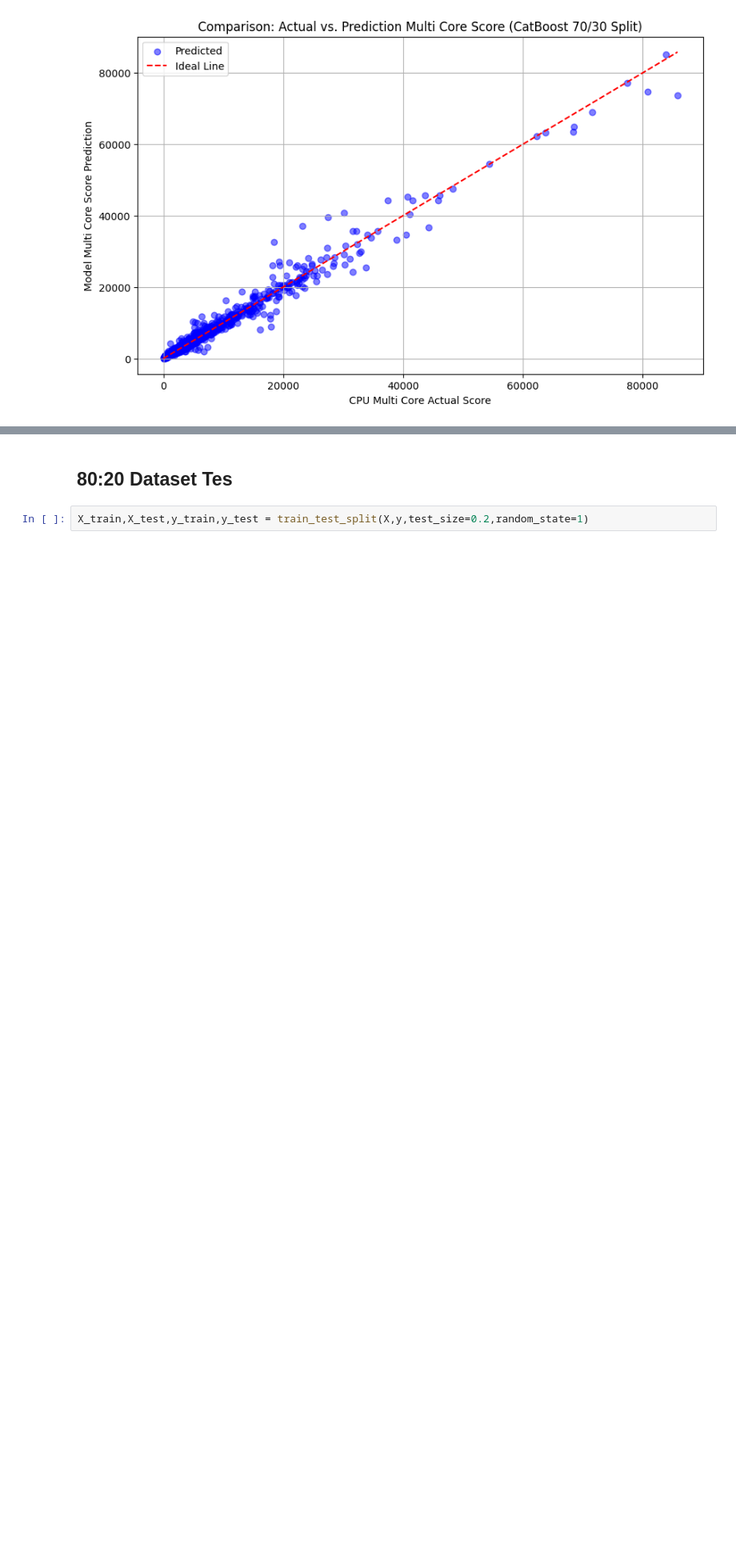
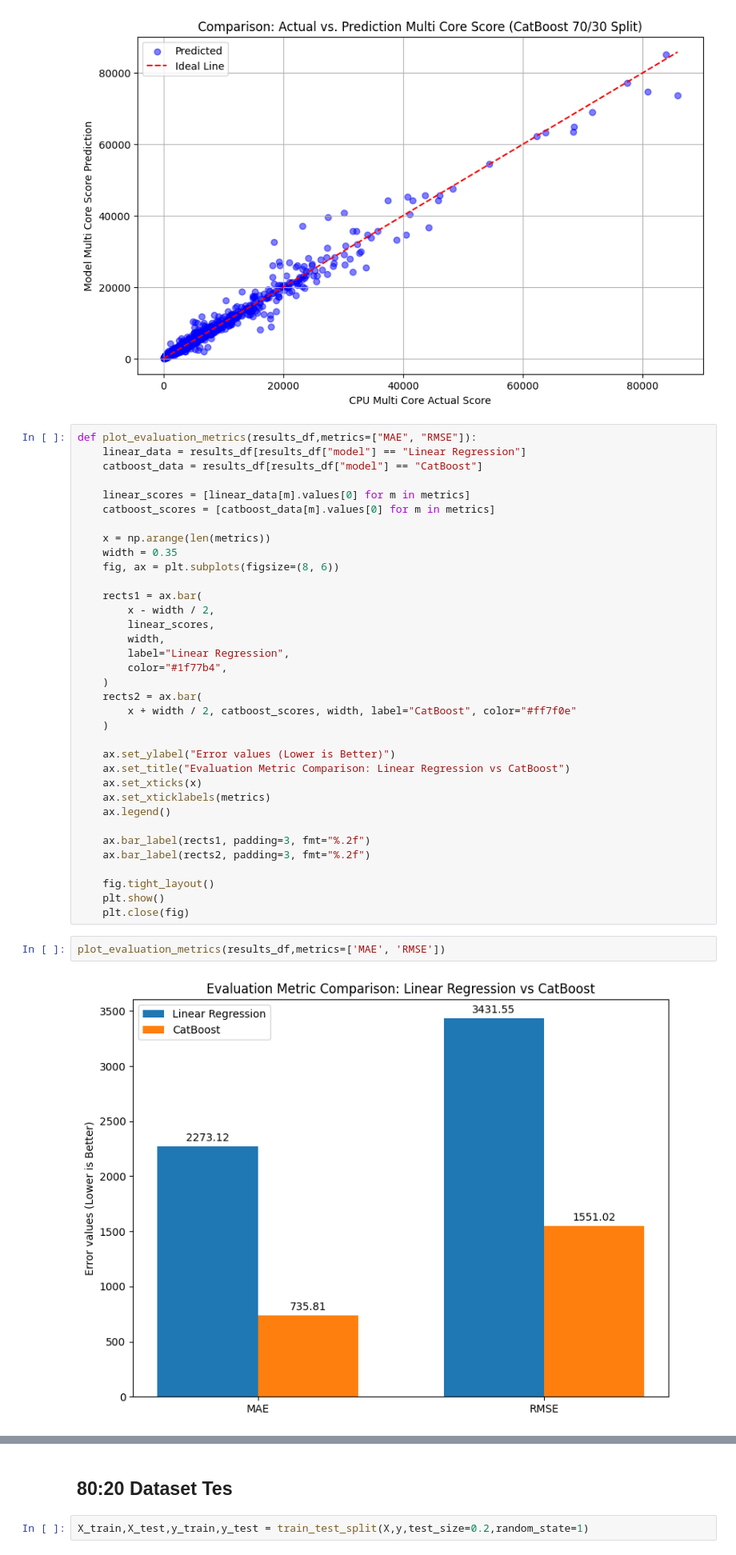
Before and after one commit to Payama01/cpu-multicore-scoring-ml, a Jupyter notebook: notebooks/02_modeling.ipynb, the cells around one changed output, grey strips where cells are left out. Shown at 80% size. Saved outputs shown, nothing was run; the diff lists cells and outputs as text; blank space fills up the shorter version.

Commit message:
Refactor Plot Evaluation Metrics into Function

```diff
--- a/notebooks/02_modeling.ipynb
+++ b/notebooks/02_modeling.ipynb
@@ -255,6 +255,45 @@ for r in results:
 # %% [output]
 [figure]
 [figure]
+# %%
+def plot_evaluation_metrics(results_df,metrics=["MAE", "RMSE"]):
+    linear_data = results_df[results_df["model"] == "Linear Regression"]
+    catboost_data = results_df[results_df["model"] == "CatBoost"]
+
+    linear_scores = [linear_data[m].values[0] for m in metrics]
+    catboost_scores = [catboost_data[m].values[0] for m in metrics]
+
+    x = np.arange(len(metrics))
+    width = 0.35
+    fig, ax = plt.subplots(figsize=(8, 6))
+
+    rects1 = ax.bar(
+        x - width / 2,
+        linear_scores,
+        width,
+        label="Linear Regression",
+        color="#1f77b4",
+    )
+    rects2 = ax.bar(
+        x + width / 2, catboost_scores, width, label="CatBoost", color="#ff7f0e"
+    )
+
+    ax.set_ylabel("Error values (Lower is Better)")
+    ax.set_title("Evaluation Metric Comparison: Linear Regression vs CatBoost")
+    ax.set_xticks(x)
+    ax.set_xticklabels(metrics)
+    ax.legend()
+
+    ax.bar_label(rects1, padding=3, fmt="%.2f")
+    ax.bar_label(rects2, padding=3, fmt="%.2f")
+
+    fig.tight_layout()
+    plt.show()
+    plt.close(fig)
+# %%
+plot_evaluation_metrics(results_df,metrics=['MAE', 'RMSE'])
+# %% [output]
+[figure, added]
 # %%
 metrics = ['MAE', 'RMSE']
 linear_scores = [mae_reg_linear, rmse_reg_linear]
```
